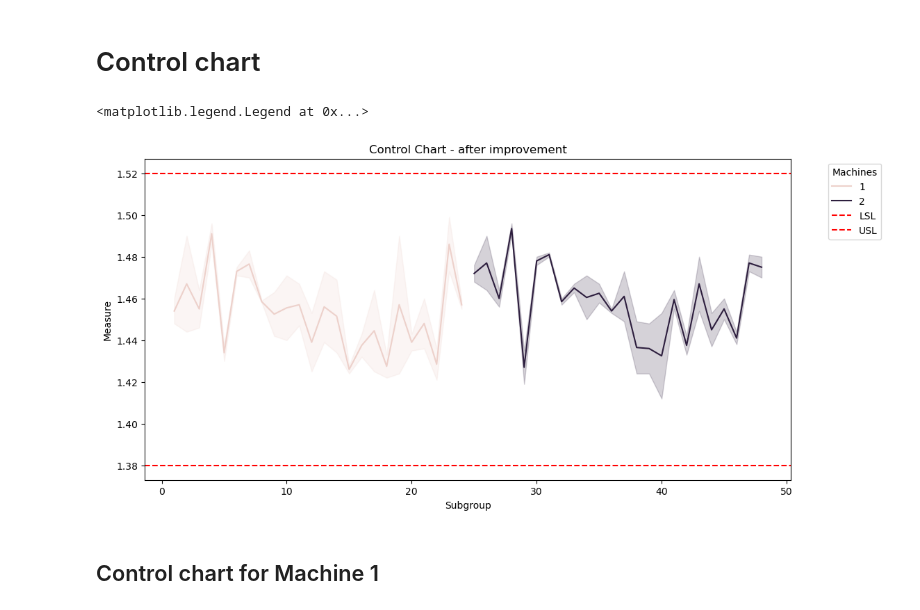
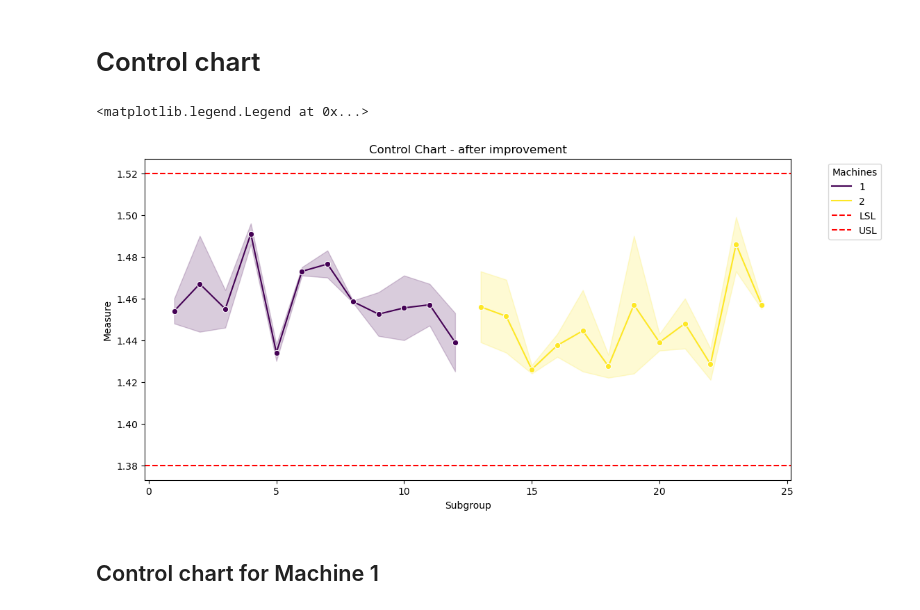
Before and after one commit to daniellreyes/LeanSS, a Jupyter notebook: 5-Control/Improvement analysis/Capability_analysis.ipynb, the cells around one changed output. Saved outputs shown, nothing was run; the diff lists cells and outputs as text; code cells hidden in the pictures.

```diff
--- a/5-Control/Improvement analysis/Capability_analysis.ipynb
+++ b/5-Control/Improvement analysis/Capability_analysis.ipynb
@@ -357,22 +357,22 @@ IQR for Shift 2: 0.03025000000000011
 # %%
 # Define control limits
 LSL = 1.38
 USL = 1.52
 
 plt.figure(figsize=(12, 6))
-sns.lineplot(data=df, x='Subgroup', y='Measure', hue='Machine', markers=True)
+sns.lineplot(x='Subgroup', y='Measure', hue='Shift', data=machine_1_data, marker='o', palette='viridis')
 
 # Add control limits
 plt.axhline(y=LSL, color='r', linestyle='--', label='LSL')
 plt.axhline(y=USL, color='r', linestyle='--', label='USL')
 
 plt.title('Control Chart - after improvement')
 plt.xlabel('Subgroup')
 plt.ylabel('Measure')
 plt.legend(title='Machines', bbox_to_anchor=(1.05, 1), loc='upper left')
 # %% [output]
 <matplotlib.legend.Legend at 0x...>
-[figure, old version]
+[figure, new version]
 # %% [markdown]
 ## Control chart for Machine 1
 # %%
```
Also changed, not shown: 9 other files.
